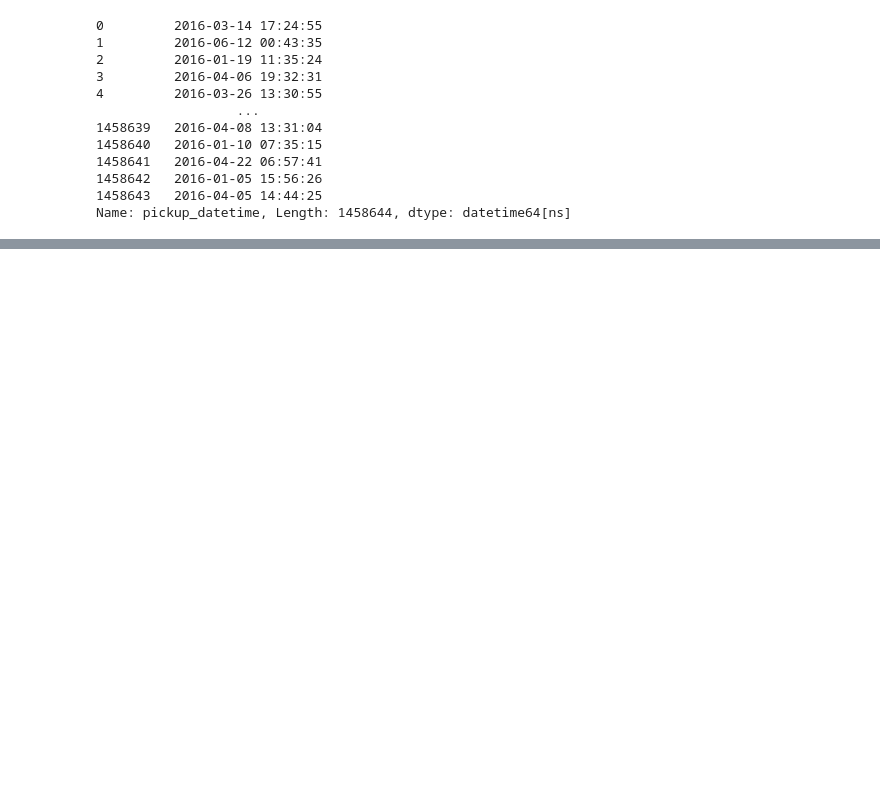
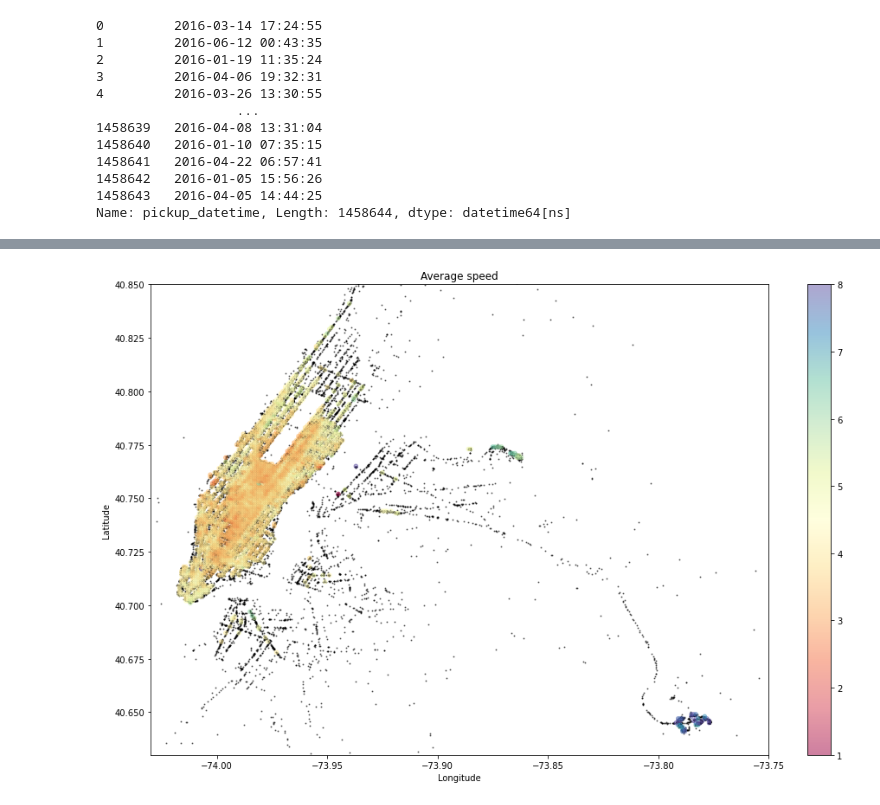
Before and after one commit to citizenofathens/Kaggle, a Jupyter notebook: newyorkCitytaxiStudy.ipynb, the cells around one changed output, grey strips where cells are left out. Cells and saved outputs as stored; diff of their text form; code cells hidden in the pictures; blank space fills up the shorter version.

```diff
--- a/newyorkCitytaxiStudy.ipynb
+++ b/newyorkCitytaxiStudy.ipynb
@@ -513,0 +593,20 @@ test.loc[:, 'pickup_week_hour'] = test['pickup_weekday'] * 24 + test['pickup_hou
+# %%
+# round 3번째 자리까지 있으면 3번째 까지로 반올림 하라 이런 것이 feature enginiring
+# 6번째 자리까지 있으므로
+train.loc[:,'pickup_lat_bin'] = np.round(train['pickup_latitude'], 3)
+train.loc[:,'pickup_long_bin'] = np.round(train['pickup_longitude'], 3)
+# Average speed for regions
+# %%
+train.loc[:, 'center_lat_bin'] = np.round(train['center_latitude'], 2)
+train.loc[:, 'center_long_bin'] = np.round(train['center_longitude'], 2)
+train.loc[:, 'pickup_dt_bin'] = (train['pickup_dt'] // (3 * 3600))
+test.loc[:, 'pickup_lat_bin'] = np.round(test['pickup_latitude'], 2)
+test.loc[:, 'pickup_long_bin'] = np.round(test['pickup_longitude'], 2)
+test.loc[:, 'center_lat_bin'] = np.round(test['center_latitude'], 2)
+test.loc[:, 'center_long_bin'] = np.round(test['center_longitude'], 2)
+test.loc[:, 'pickup_dt_bin'] = (test['pickup_dt'] // (3 * 3600))
+# %%
+# 경도와 위도를 group하여 시속의 평균을 구한다
+gby_cols = ['pickup_lat_bin', 'pickup_long_bin']
+coord_speed = train.groupby(gby_cols).mean()[['avg_speed_h']].reset_index()
+coord_count = train.groupby(gby_cols).count()[['id']].reset_index()
@@ -513,0 +645,38 @@ test.loc[:, 'pickup_week_hour'] = test['pickup_weekday'] * 24 + test['pickup_hou
+# %%
+# 위도와 경도에 따른 속력의 분포
+#  를 어떻게 표현하는가 ? 코드로 . 이런 것을 본다 말은 쉽고 보는 건 쉽다
+# merge하면 그룹키가 있는 것들로만 merge 되고 컬럼은 붙는다 l_key 하나 하나에 data double
+# leftouter join 은 1:1 과 N:1 관계일때만 행 수가 그대로이고 1:N 이면 1개의 컬럼에 n개가 다  붙기 때문에 데이터가 뻥튀기된다
+# inner join 이 merge의 기본 값 이므로 여기서는 뻥튀기 되지 않는다
+# on은 left right의 key 이름이 같을 경우 사용
+coord_stats = pd.merge(coord_speed , coord_count , on=gby_cols)
+coord_stats = coord_stats[coord_stats['id'] > 100]
+fig, ax = plt.subplots(ncols=1,nrows=1)
+plot1 = ax.scatter(train.pickup_longitude.values[:N], train.pickup_latitude.values[:N] , color='black', s=1 , alpha=0.5) # alpha는 투명도 s는
+plot2 = ax.scatter(coord_stats.pickup_long_bin.values, coord_stats.pickup_lat_bin.values,
+           c=coord_stats.avg_speed_h.values,
+           cmap='Spectral', s=20, alpha=0.5, vmin=1, vmax=8)
+# c 는 컬러보여줄 array-like list value
+# s는 하나한의 점 크기지정
+# vmin vmax는 colorbar의 수치 설정
+# yuhan studycode
+fig.colorbar(plot2,ax=ax )
+
+# xlim ylim 설정을 통해 확대 축소 할수 있다
+ax.set_xlim(city_long_border)
+ax.set_ylim(city_lat_border)
+ax.set_xlabel('Longitude')
+ax.set_ylabel('Latitude')
+
+plt.title('Average speed')
+plt.show()
+
+# cmap 은 RdYlGn 색깔?
+# Subclasses of matplotlib.cm.ScalarMappable make heavy use of this data -> normalize -> map-to-color processing chain.print
+# cmap 은 data normalize 후 mat to color 하는 옵션 매핑 되는 map 을 정한다
+# https://matplotlib.org/2.0.2/examples/color/colormaps_reference.html 숫자의 대소 컬러표현
+# cmaps['Diverging'] = [
+#            'PiYG', 'PRGn', 'BrBG', 'PuOr', 'RdGy', 'RdBu',
+#            'RdYlBu', 'RdYlGn', 'Spectral', 'coolwarm', 'bwr', 'seismic']
+# %% [output]
+[figure, added]
```
Also changed, not shown: parts of 40 cells of this notebook.
